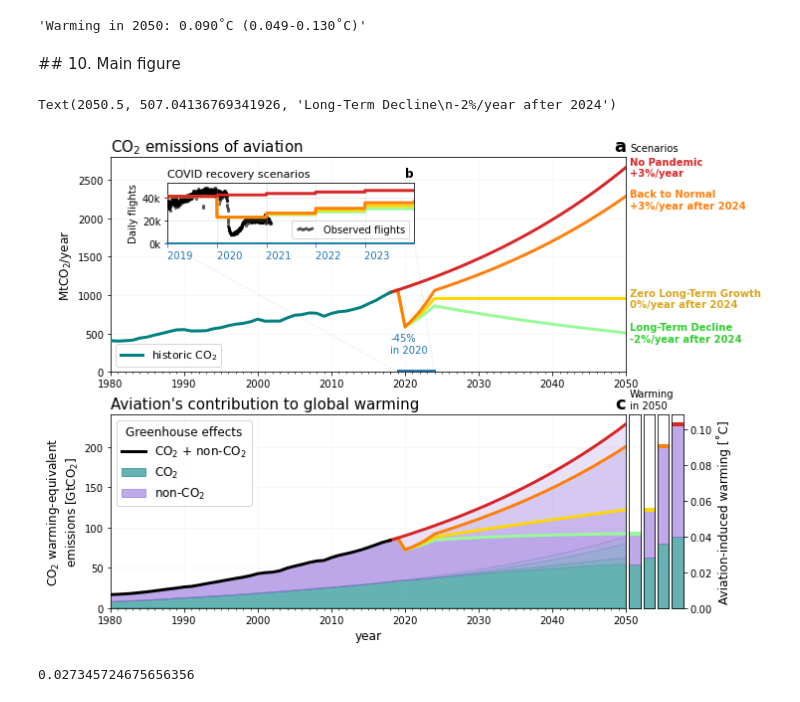
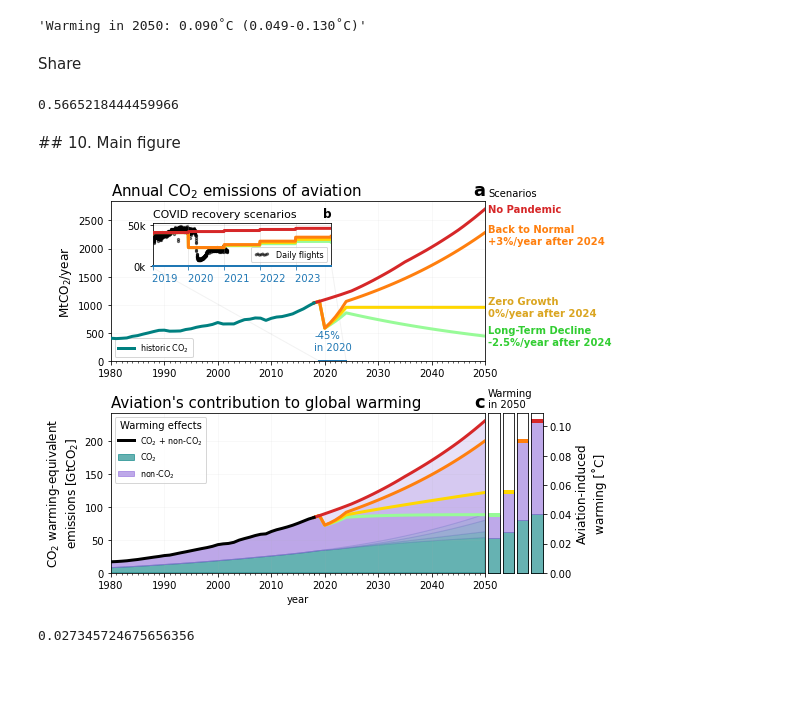
Before and after one commit to milankl/FlyingClimate, a Jupyter notebook: scripts/aviation_warming.ipynb, the cells around one changed output. Saved outputs shown, nothing was run; the diff lists cells and outputs as text; code cells hidden in the pictures; blank space fills up the shorter version.

```diff
--- a/scripts/aviation_warming.ipynb
+++ b/scripts/aviation_warming.ipynb
@@ -343,3 +367,5 @@ plt.tight_layout()
+# %%
+caep_year2018 = np.where(caep_years[1:] == 2018)[0][0]
 # %% [markdown]
 ## 8. COVID-motivated emission scenarios
 # %%
@@ -409,7 +435,7 @@ for i in range(jan1_2021,jan1_2024):
 # what to do until 2030
 p_after1 = 3
 p_after2 = 0
-p_after3 = -2
+p_after3 = -2.5
 
 j = 1
 for i in range(jan1_2024,len(datestill2030)):
@@ -434,8 +460,12 @@ co2_scenario3[years1940 <= 2018] = co2_1940
 co2_scenario4[years1940 <= 2018] = co2_1940
 
 # always 3% increase for nocovid scenario
+# for i in range(1,len(years_future)):
+#     co2_scenario4[year2018+i] = co2_scenario4[year2018+i-1]*(1+p_after1/100)
+
+# take ICAO's CAEP moderate tech improvement scenario for No Pandemic (scenario4 here)
 for i in range(1,len(years_future)):
-    co2_scenario4[year2018+i] = co2_scenario4[year2018+i-1]*(1+p_after1/100)
+    co2_scenario4[year2018+i] = co2_scenario4[year2018+i-1]*caep_growth[caep_year2018+i]
 
 # 3% increase in 2019 for all
 co2_scenario1[year2018+1] = co2_scenario1[year2018]*(1+p_after1/100)
@@ -479,12 +509,16 @@ nonco2rf_scenario4[years1940 <= 2018] = nonCO2_rf1940
 
 # for 2019 set all scenarios to 3% incline scenario
 percent_incline = 3
-for scenario in [nonco2rf_scenario1,nonco2rf_scenario2,nonco2rf_scenario3,nonco2rf_scenario4]:
+for scenario in [nonco2rf_scenario1,nonco2rf_scenario2,nonco2rf_scenario3]:
     scenario[year2018+1] = scenario[year2018+0]*(1+percent_incline/100)
 
 # 3% continous incline for non covid scenario till 2050
-for i in range(2,len(years_future)):
-    nonco2rf_scenario4[year2018+i] = nonco2rf_scenario4[year2018+i-1]*(1+percent_incline/100)
+# for i in range(1,len(years_future)):
+#     nonco2rf_scenario4[year2018+i] = nonco2rf_scenario4[year2018+i-1]*(1+percent_incline/100)
+
+# take ICAO's CAEP moderate tech improvement scenario for No Pandemic (scenario4 here)
+for i in range(1,len(years_future)):
+    nonco2rf_scenario4[year2018+i] = nonco2rf_scenario4[year2018+i-1]*caep_growth[caep_year2018+i]
 
 # 45% drop in 2020 for all but no-covid scenario
 covid_drop = 45
@@ -575,16 +609,22 @@ T = warming_scenario3[-1]
 "Warming in 2050: {:.3f}˚C ({:.3f}-{:.3f}˚C)".format(T,ΔT0,ΔT1)
 # %% [output]
 'Warming in 2050: 0.090˚C (0.049-0.130˚C)'
+# %% [markdown]
+Share
+# %%
+(warming_scenario3[-1] - warming_scenario3[year2018+1])/warming_scenario3[-1]
+# %% [output]
+0.5665218444459966
 # %% [markdown]
 ## 10. Main figure
 # %%
 fig = plt.figure(figsize=(8,6))
 
-ax1 = fig.add_axes([0,0.55,0.9,0.5])
-ax3 = fig.add_axes([0,0,0.9,0.45])
+ax1 = fig.add_axes([0.11,0.57,0.65,0.37])
+ax3 = fig.add_axes([0.11,0.08,0.65,0.37])
 
 # covid response inlay axis
-ax = fig.add_axes([0.1,0.85,0.43,0.14])
+ax = fig.add_axes([0.1825,0.79,0.31,0.1])
 
 # scenario axes
 pos = ax3.get_position()
@@ -601,13 +641,13 @@ ax.plot(datestill2030,nflights_recovery_const/1000,"gold",lw=3,zorder=8)
 ax.plot(datestill2030,nflights_recovery_decline/1000,"palegreen",lw=3,zorder=7)
 ax.grid(alpha=.3)
 
-ax.scatter(dates,nflights_global/1000,5,color="k",alpha=0.5,label="Observed flights",zorder=-1)
+ax.scatter(dates,nflights_global/1000,5,color="k",alpha=0.5,label="Daily flights",zorder=-1)
 
 ax.yaxis.set_major_formatter(FormatStrFormatter('%d'+'k'))
-ax.set_ylabel("Daily flights")
+# ax.set_ylabel("Daily flights")
 ax.set_xlim(datetime.date(2019,1,1),datetime.date(2023,12,31))
 ax.set_ylim(0,53)
-ax.legend(loc=4,scatterpoints=8)
+ax.legend(loc=4,scatterpoints=8,fontsize=8)
 ax.set_title("COVID recovery scenarios",loc="left",fontsize=11)
 ax.set_title("b",loc="right",fontweight="bold")
 
@@ -624,7 +664,7 @@ ax1.plot([2019,2024],[10,10],"C0",lw=2)
 # ax1.arrow(2020.2,co2_scenario4[years_future==2020][0],
 #           0,0.7*(co2_scenario1[years_future==2020]-co2_scenario4[years_future==2020])[0],
 #           width=0.1,zorder=12,color="C0",head_width=0.6,head_length=100)
-ax1.text(2018,250,"-45%\nin 2020",color="C0")
+ax1.text(2018,200,"-45%\nin 2020",color="C0")
 
 # historic
 ax1.plot(years_1940,co2_1940,"teal",lw=3,label=r"historic CO$_2$",zorder=12)
@@ -636,7 +676,7 @@ ax1.plot(years1940[from2018:],co2_scenario3[from2018:],"C1",lw=3,zorder=10)
 ax1.plot(years1940[from2018:],co2_scenario2[from2018:],"gold",lw=3,zorder=9)
 ax1.plot(years1940[from2018:],co2_scenario1[from2018:],"palegreen",lw=3,zorder=8)
 
-ax1.set_title(r"CO$_2$ emissions of aviation",loc="left",fontsize=15)
+ax1.set_title(r"Annual CO$_2$ emissions of aviation",loc="left",fontsize=15)
 ax1.set_title("a",loc="right",fontweight="bold",fontsize=18)
 ax3.set_title("c",loc="right",fontweight="bold",fontsize=18)
 
@@ -700,43 +740,43 @@ ax_s2.fill_between([0,1],np.ones(2)*co2warm_scenario2[-1],color="teal",alpha=alf
 ax_s3.fill_between([0,1],np.ones(2)*co2warm_scenario3[-1],color="teal",alpha=alfa)
 ax_s4.fill_between([0,1],np.ones(2)*co2warm_scenario4[-1],color="teal",alpha=alfa)
 
 ax_s1.fill_between([0,1],np.ones(2)*warming_scenario1[-1],np.ones(2)*co2warm_scenario1[-1],color="mediumpurple",alpha=alfa)
 ax_s2.fill_between([0,1],np.ones(2)*warming_scenario2[-1],np.ones(2)*co2warm_scenario2[-1],color="mediumpurple",alpha=alfa)
 ax_s3.fill_between([0,1],np.ones(2)*warming_scenario3[-1],np.ones(2)*co2warm_scenario3[-1],color="mediumpurple",alpha=alfa)
 ax_s4.fill_between([0,1],np.ones(2)*warming_scenario4[-1],np.ones(2)*co2warm_scenario4[-1],color="mediumpurple",alpha=alfa)
 
 ax3.set_title(r"Aviation's contribution to global warming",loc="left",fontsize=15)
 
 ax3.set_ylabel(r"CO$_2$ warming-equivalent"+"\n"+"emissions [GtCO$_2$]",fontsize=12)
-ax_s4.set_ylabel("Aviation-induced warming [˚C]",fontsize=12)
-ax3.set_xlabel("year",fontsize=12)
-ax1.legend(loc=3,fontsize=11)
-ax3.legend(loc=2,title="Greenhouse effects",fontsize=12,title_fontsize='large')
+ax_s4.set_ylabel("Aviation-induced\nwarming [˚C]",fontsize=12)
+ax3.set_xlabel("year",fontsize=10)
+ax1.legend(loc=3,fontsize=8)
+ax3.legend(loc=2,title="Warming effects",fontsize=8)
 
 ax3.set_ylim(0,ax3.get_ylim()[1])
 for ax in [ax_s1,ax_s2,ax_s3,ax_s4]:
     ax.set_ylim(0,TCRE*ax3.get_ylim()[1])
     ax.set_xlim(0,1)
 
 for ax in [ax_s1,ax_s2,ax_s3]:
     ax.set_yticks([])
     ax.set_xticks([])
 
 ax_s4.set_xticks([])
 
 ax1.grid(alpha=0.1)
 ax3.grid(alpha=0.1)
 ax1.text(2050.5,ax1.get_ylim()[1]*1.03,"Scenarios")
 ax3.text(2050.5,ax3.get_ylim()[1]*1.035,"Warming\nin 2050")
-ax1.text(2050.5,co2_scenario4[-1],"No Pandemic\n+3%/year",color="C3",fontweight="bold",va="center")
+ax1.text(2050.5,co2_scenario4[-1],"No Pandemic",color="C3",fontweight="bold",va="center")
 ax1.text(2050.5,co2_scenario3[-1]*0.98,"Back to Normal\n+3%/year after 2024",color="C1",fontweight="bold",va="center")
-ax1.text(2050.5,co2_scenario2[-1],"Zero Long-Term Growth\n0%/year after 2024",color="goldenrod",fontweight="bold",va="center")
-ax1.text(2050.5,co2_scenario1[-1],"Long-Term Decline\n-2%/year after 2024",color="limegreen",fontweight="bold",va="center")
+ax1.text(2050.5,co2_scenario2[-1],"Zero Growth\n0%/year after 2024",color="goldenrod",fontweight="bold",va="center")
+ax1.text(2050.5,co2_scenario1[-1],"Long-Term Decline\n-2.5%/year after 2024",color="limegreen",fontweight="bold",va="center")
 
-# plt.savefig("../plots/emissions_warming.pdf")
+plt.savefig("../plots/emissions_warming.pdf")
+plt.savefig("../plots/emissions_warming.png",dpi=200)
 # %% [output]
-Text(2050.5, 507.04136769341926, 'Long-Term Decline\n-2%/year after 2024')
-[figure, old version]
+[figure, new version]
 # %%
 # aviation-induced warming 1990-2019 (i.e. pre COVID)
 av_warming2019 = (warming_scenario3[years1940 == 2019]-warming_scenario3[years1940 == 1990])[0]
```
Also changed, not shown: parts of 17 cells of this notebook, 11 other files.
